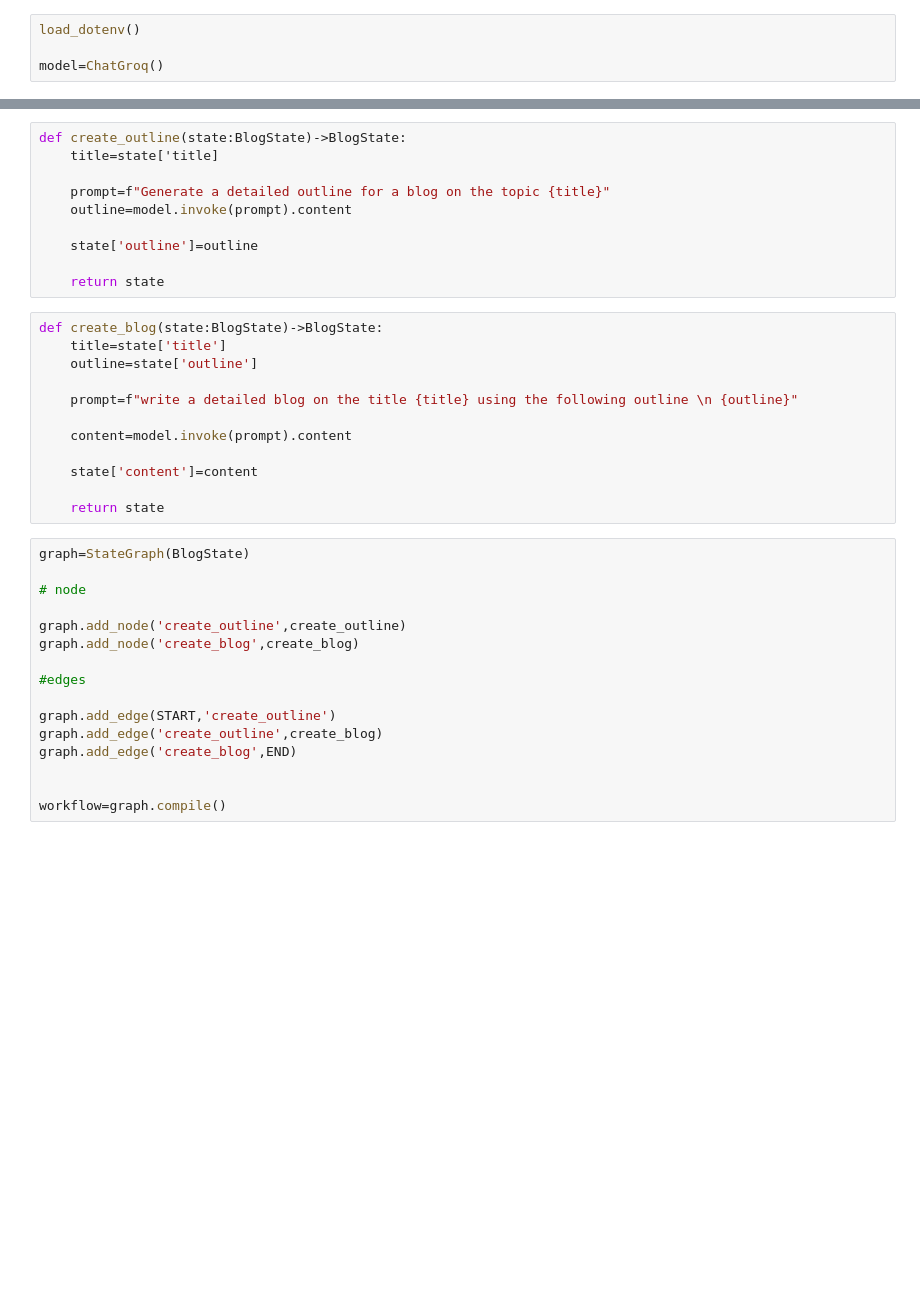
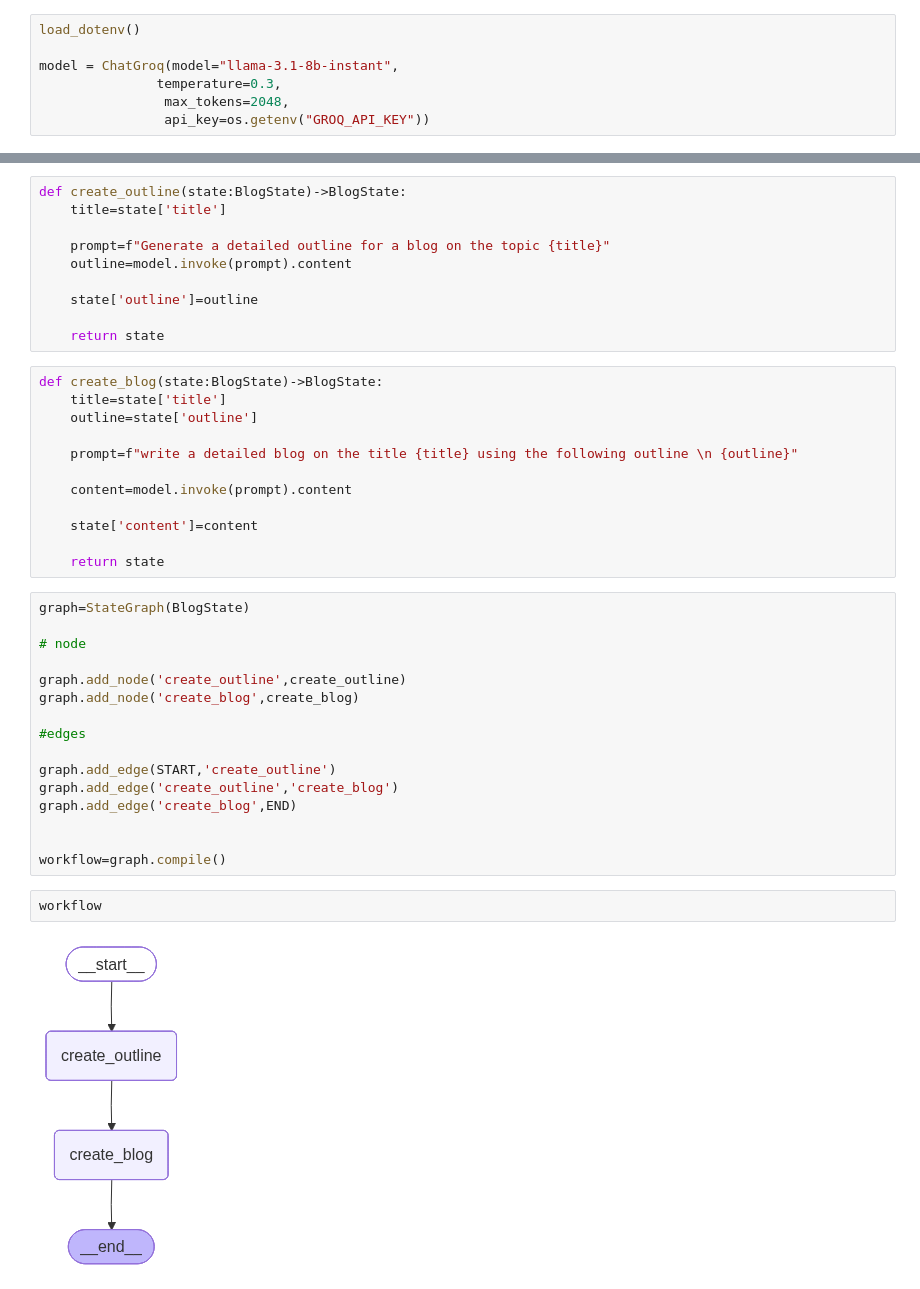
Before and after one commit to shashank-294521/langgraph_practice, a Jupyter notebook: 3_prompt_chaining.ipynb, the cells around one changed output, grey strips where cells are left out. Saved outputs shown, nothing was run; the diff lists cells and outputs as text; blank space fills up the shorter version.

```diff
--- a/3_prompt_chaining.ipynb
+++ b/3_prompt_chaining.ipynb
@@ -6,7 +7,10 @@ from dotenv import load_dotenv
 # %%
 load_dotenv()
 
-model=ChatGroq()
+model = ChatGroq(model="llama-3.1-8b-instant",
+               temperature=0.3,
+                max_tokens=2048,
+                api_key=os.getenv("GROQ_API_KEY"))
 # %%
 class BlogState(TypedDict):
     title: str
@@ -14,7 +18,7 @@ class BlogState(TypedDict):
     content: str
 # %%
 def create_outline(state:BlogState)->BlogState:
-    title=state['title]
+    title=state['title']
 
     prompt=f"Generate a detailed outline for a blog on the topic {title}"
     outline=model.invoke(prompt).content
@@ -45,11 +49,15 @@ graph.add_node('create_blog',create_blog)
 #edges
 
 graph.add_edge(START,'create_outline')
-graph.add_edge('create_outline',create_blog)
+graph.add_edge('create_outline','create_blog')
 graph.add_edge('create_blog',END)
 
 
 workflow=graph.compile()
+# %%
+workflow
+# %% [output]
+[figure, added]
 # %%
 initial_state={'title':'Rise of AI in india '}
 
```
Also changed, not shown: parts of 4 cells of this notebook, 3 other files.
